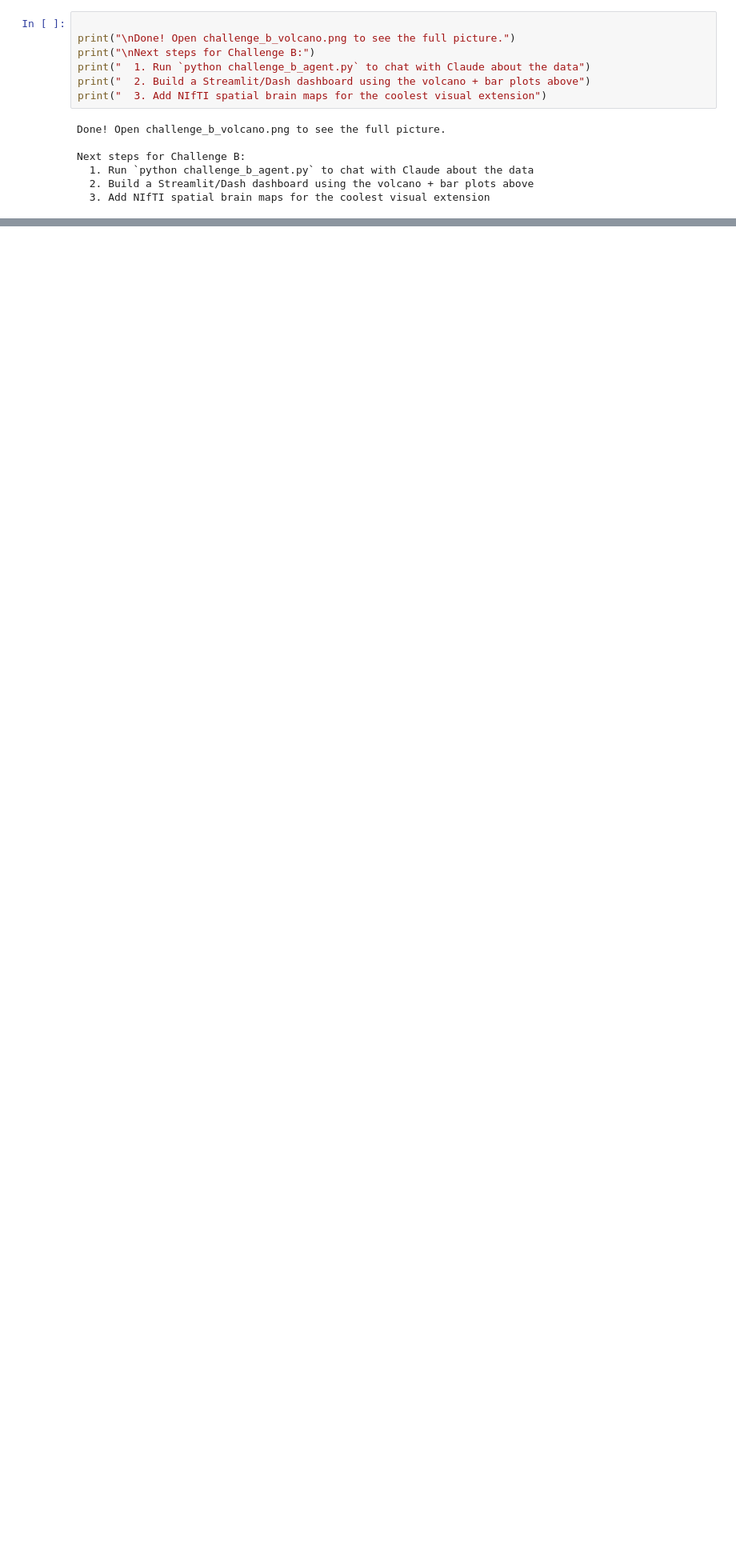
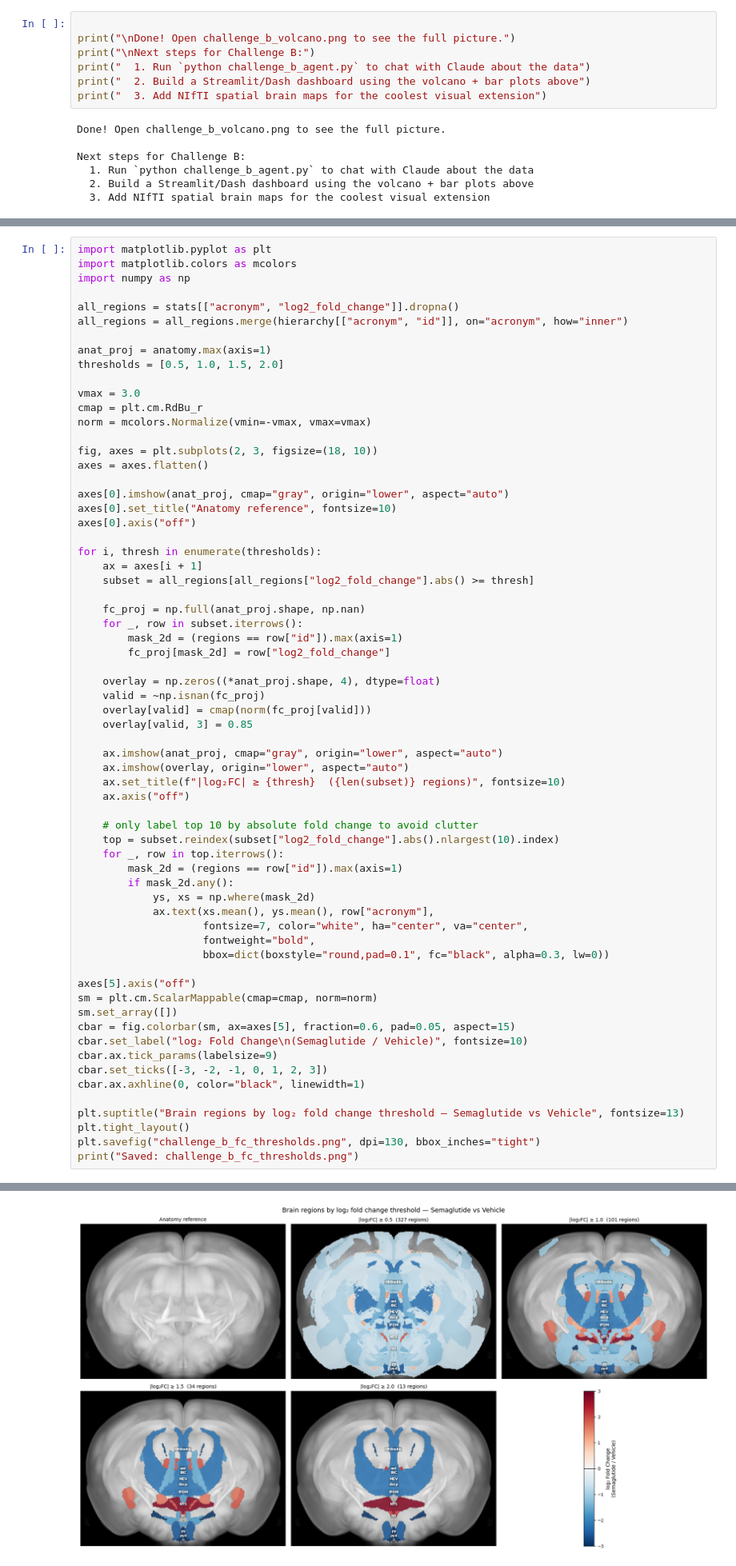
Before and after one commit to maria-baida/explainable-brains-hackathon, a Jupyter notebook: exploration.ipynb, the cells around one changed output, grey strips where cells are left out. Shown at 80% size. Drawn from its saved outputs; the diff is of its cells as text; blank space fills up the shorter version.

```diff
--- a/exploration.ipynb
+++ b/exploration.ipynb
@@ -207,0 +333,66 @@ Next steps for Challenge B:
+# %%
+import matplotlib.pyplot as plt
+import matplotlib.colors as mcolors
+import numpy as np
+
+all_regions = stats[["acronym", "log2_fold_change"]].dropna()
+all_regions = all_regions.merge(hierarchy[["acronym", "id"]], on="acronym", how="inner")
+
+anat_proj = anatomy.max(axis=1)
+thresholds = [0.5, 1.0, 1.5, 2.0]
+
+vmax = 3.0
+cmap = plt.cm.RdBu_r
+norm = mcolors.Normalize(vmin=-vmax, vmax=vmax)
+
+fig, axes = plt.subplots(2, 3, figsize=(18, 10))
+axes = axes.flatten()
+
+axes[0].imshow(anat_proj, cmap="gray", origin="lower", aspect="auto")
+axes[0].set_title("Anatomy reference", fontsize=10)
+axes[0].axis("off")
+
+for i, thresh in enumerate(thresholds):
+    ax = axes[i + 1]
+    subset = all_regions[all_regions["log2_fold_change"].abs() >= thresh]
+
+    fc_proj = np.full(anat_proj.shape, np.nan)
+    for _, row in subset.iterrows():
+        mask_2d = (regions == row["id"]).max(axis=1)
+        fc_proj[mask_2d] = row["log2_fold_change"]
+
+    overlay = np.zeros((*anat_proj.shape, 4), dtype=float)
+    valid = ~np.isnan(fc_proj)
+    overlay[valid] = cmap(norm(fc_proj[valid]))
+    overlay[valid, 3] = 0.85
+
+    ax.imshow(anat_proj, cmap="gray", origin="lower", aspect="auto")
+    ax.imshow(overlay, origin="lower", aspect="auto")
+    ax.set_title(f"|log₂FC| ≥ {thresh}  ({len(subset)} regions)", fontsize=10)
+    ax.axis("off")
+
+    # only label top 10 by absolute fold change to avoid clutter
+    top = subset.reindex(subset["log2_fold_change"].abs().nlargest(10).index)
+    for _, row in top.iterrows():
+        mask_2d = (regions == row["id"]).max(axis=1)
+        if mask_2d.any():
+            ys, xs = np.where(mask_2d)
+            ax.text(xs.mean(), ys.mean(), row["acronym"],
+                    fontsize=7, color="white", ha="center", va="center",
+                    fontweight="bold",
+                    bbox=dict(boxstyle="round,pad=0.1", fc="black", alpha=0.3, lw=0))
+
+axes[5].axis("off")
+sm = plt.cm.ScalarMappable(cmap=cmap, norm=norm)
+sm.set_array([])
+cbar = fig.colorbar(sm, ax=axes[5], fraction=0.6, pad=0.05, aspect=15)
+cbar.set_label("log₂ Fold Change\n(Semaglutide / Vehicle)", fontsize=10)
+cbar.ax.tick_params(labelsize=9)
+cbar.set_ticks([-3, -2, -1, 0, 1, 2, 3])
+cbar.ax.axhline(0, color="black", linewidth=1)
+
+plt.suptitle("Brain regions by log₂ fold change threshold — Semaglutide vs Vehicle", fontsize=13)
+plt.tight_layout()
+plt.savefig("challenge_b_fc_thresholds.png", dpi=130, bbox_inches="tight")
+print("Saved: challenge_b_fc_thresholds.png")
+# %% [output]
@@ -207,0 +400 @@ Next steps for Challenge B:
+[figure, added]
```
Also changed, not shown: parts of 5 cells of this notebook, 9 other files.
